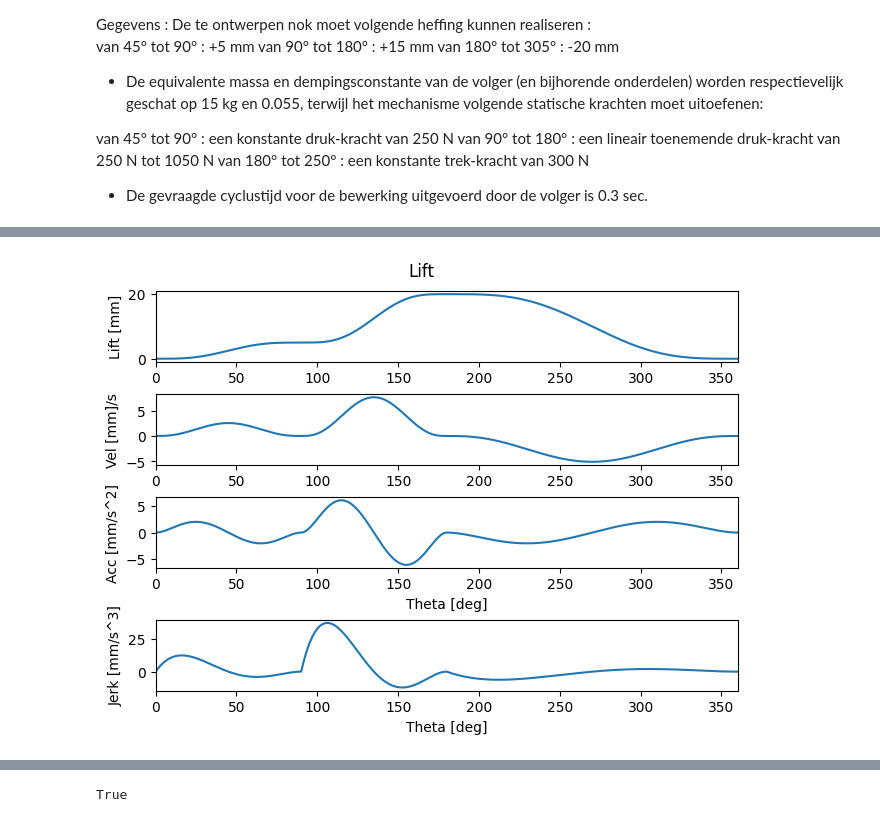
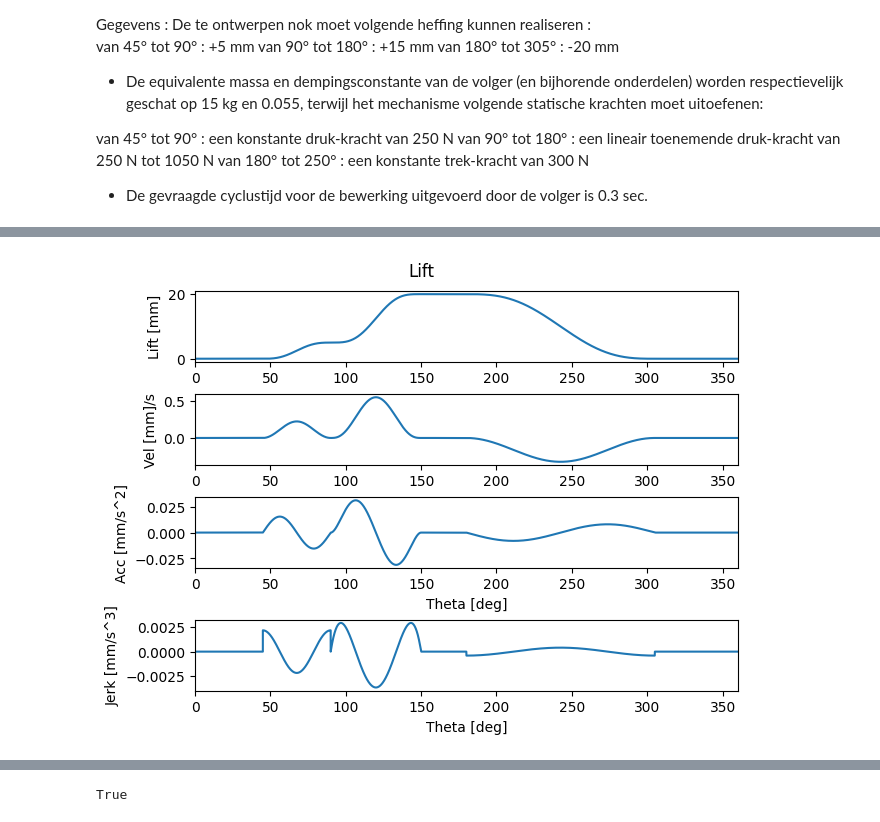
Before and after one commit to Vermizzi/Project_Bewegingen_TriVik, a Jupyter notebook: Tristan_Notebook.ipynb, the cells around one changed output, grey strips where cells are left out. Cells and saved outputs as stored; diff of their text form; code cells hidden in the pictures.

```diff
--- a/Tristan_Notebook.ipynb
+++ b/Tristan_Notebook.ipynb
@@ -575,12 +654,12 @@ def addMotionSegment(startangle,endangle,startlift,endlift,motionlaw,dtheta,T):
         lift[start_index+mid:end_index] = L * (-2*x[mid:]**2 + 4*x[mid:] - 1) + L0
 
         # velocity
-        vel_deg[start_index:start_index+mid] = omega * L / beta * 4 * x[:mid]
-        vel_deg[start_index+mid:end_index] = omega * L / beta * (-4*x[mid:] + 4)
+        vel_deg[start_index:start_index+mid] =  L / beta * 4 * x[:mid]
+        vel_deg[start_index+mid:end_index] =  L / beta * (-4*x[mid:] + 4)
 
         # acceleration
-        acc_deg[start_index:start_index+mid] = omega**2 * L / beta**2 * 4
-        acc_deg[start_index+mid:end_index] = omega**2 * L / beta**2 * (-4)
+        acc_deg[start_index:start_index+mid] =  L / beta**2 * 4
+        acc_deg[start_index+mid:end_index] = L / beta**2 * (-4)
 
         jerk_deg[start_index:start_index+mid] = np.zeros_like(x[:mid])
         jerk_deg[start_index+mid:end_index] = np.zeros_like(x[mid:])
@@ -588,15 +667,15 @@ def addMotionSegment(startangle,endangle,startlift,endlift,motionlaw,dtheta,T):
     elif motionlaw == 3:  # 3rd order polynomial (minimal rms acceleration)
         L = L1 - L0
         lift[start_index:end_index] =  L * (3 * x**2 - 2 * x**3) + L0
-        vel_deg[start_index:end_index] = omega * L / beta * (6 * x - 6 * x**2)
-        acc_deg[start_index:end_index] = omega**2 * L / beta**2 * (6 - 12 * x)
-        jerk_deg[start_index:end_index] = omega**3 * L / beta**3 * (-12)
+        vel_deg[start_index:end_index] = L / beta * (6 * x - 6 * x**2)
+        acc_deg[start_index:end_index] =  L / beta**2 * (6 - 12 * x)
+        jerk_deg[start_index:end_index] = L / beta**3 * (-12)
 
     elif motionlaw == 4:  # harmonische
         L = L1 - L0
         lift[start_index:end_index] = L * (1 - np.cos(np.pi * x)) / 2 + L0
-        vel_deg[start_index:end_index] = omega * L / beta * np.sin(np.pi * x) * np.pi / 2
-        acc_deg[start_index:end_index] = omega**2 * L / beta**2 * np.cos(np.pi * x) * np.pi**2 / 2
+        vel_deg[start_index:end_index] =  L / beta * np.sin(np.pi * x) * np.pi / 2
+        acc_deg[start_index:end_index] =  L / beta**2 * np.cos(np.pi * x) * np.pi**2 / 2
         jerk_deg[start_index:end_index] = np.zeros_like(x)
 
     elif motionlaw == 5:  # minimale ruk
@@ -604,30 +683,30 @@ def addMotionSegment(startangle,endangle,startlift,endlift,motionlaw,dtheta,T):
         lift[start_index: 0.25*len(x)] = L * 16*x**3 / 3 + L0
         lift[0.25*len(x): 0.75*len(x)] = L * -16*x**3 / 3 + 8*x**2 - 2*x + 1/6 + L0
         lift[0.75*len(x): end_index] = L * 16*x**3 / 3 - 16*x**2 + 16*x/3 - 13/3 + L0
-        vel_deg[start_index: 0.25*len(x)] = omega * L / beta * 16*x**2
-        vel_deg[0.25*len(x): 0.75*len(x)] = omega * L / beta * (-16*x**2  + 16*x - 2)
-        vel_deg[0.75*len(x): end_index] = omega * L / beta * (16*x**2 - 32*x + 16)
-        acc_deg[start_index: 0.25*len(x)] = omega**2 * L / beta**2 * 32*x
-        acc_deg[0.25*len(x): 0.75*len(x)] = omega**2 * L / beta**2 * (-32*x + 16)
-        acc_deg[0.75*len(x): end_index] = omega**2 * L / beta**2 * (32*x - 32)
-        jerk_deg[start_index: 0.25*len(x)] = omega**3 * L / beta**3 * 32
-        jerk_deg[0.25*len(x): 0.75*len(x)] = omega**3 * L / beta**3 * (-32)
-        jerk_deg[0.75*len(x): end_index] = omega**3 * L / beta**3 * 32
+        vel_deg[start_index: 0.25*len(x)] =  L / beta * 16*x**2
+        vel_deg[0.25*len(x): 0.75*len(x)] =  L / beta * (-16*x**2  + 16*x - 2)
+        vel_deg[0.75*len(x): end_index] =  L / beta * (16*x**2 - 32*x + 16)
+        acc_deg[start_index: 0.25*len(x)] =  L / beta**2 * 32*x
+        acc_deg[0.25*len(x): 0.75*len(x)] =  L / beta**2 * (-32*x + 16)
+        acc_deg[0.75*len(x): end_index] =  L / beta**2 * (32*x - 32)
+        jerk_deg[start_index: 0.25*len(x)] =  L / beta**3 * 32
+        jerk_deg[0.25*len(x): 0.75*len(x)] =  L / beta**3 * (-32)
+        jerk_deg[0.75*len(x): end_index] =  L / beta**3 * 32
 
 
     elif motionlaw == 6:  # volle cycloide
         L = L1 - L0
         lift[start_index:end_index] = L * (x - np.sin(2 * np.pi * x) / (2 * np.pi)) + L0
-        vel_deg[start_index:end_index] = omega * L / beta * (1 - np.cos(2 * np.pi * x))
-        acc_deg[start_index:end_index] = omega**2 * 2 * np.pi * L / beta**2 * np.sin(2 * np.pi * x)
-        jerk_deg[start_index:end_index] = omega**3 * 4 * np.pi**2 * L / beta**3 * np.cos(2 * np.pi * x)
+        vel_deg[start_index:end_index] =  L / beta * (1 - np.cos(2 * np.pi * x))
+        acc_deg[start_index:end_index] =  2 * np.pi * L / beta**2 * np.sin(2 * np.pi * x)
+        jerk_deg[start_index:end_index] =  4 * np.pi**2 * L / beta**3 * np.cos(2 * np.pi * x)
 
     elif motionlaw == 7:  # 5th degree poly
         L = L1 - L0
         lift[start_index:end_index] = L0 + L * (6 * x**5 - 15 * x**4 + 10 * x**3)
-        vel_deg[start_index:end_index] = omega * L / beta * (30 * x**4 - 60 * x**3 + 30 * x**2)
-        acc_deg[start_index:end_index] = omega**2 * L / beta**2 * (120 * x**3 - 180 * x**2 + 60 * x)
-        jerk_deg[start_index:end_index] = omega**3 * L / beta**3 * (360 * x**2 - 360 * x + 60)
+        vel_deg[start_index:end_index] = L / beta * (30 * x**4 - 60 * x**3 + 30 * x**2)
+        acc_deg[start_index:end_index] = L / beta**2 * (120 * x**3 - 180 * x**2 + 60 * x)
+        jerk_deg[start_index:end_index] =  L / beta**3 * (360 * x**2 - 360 * x + 60)
 
     elif motionlaw == 8:  # minimale afgeleide van de ruk
         L = L1 - L0
@@ -637,21 +716,21 @@ def addMotionSegment(startangle,endangle,startlift,endlift,motionlaw,dtheta,T):
         lift[0.5*len(x): (1-i)*len(x)] = L * (1 + 16*(1 - x)**4 - 128*i*(1 - x)**3
                                               + 192*i**2*(1 - x)**2 - 128*(1-x)*i**3 + 32*i**4) + L0
         lift[(1-i)*len(x): end_index] = L * (1 - 16*(1-x)**4) + L0
-        vel_deg[start_index:i*len(x)] = omega * L / beta * 64*x**3
-        vel_deg[i*len(x): 0.5*len(x)] = omega * L / beta * (-64*x**3 + 384*i*x**2 - 384*i**2*x + 128*i**3)
-        vel_deg[0.5*len(x): (1-i)*len(x)] = omega * L / beta * (-64*(1-x)**3 + 384*i*(1-x)**2 - 384*i**2*(1-x) + 128*i**3)
-        vel_deg[(1-i)*len(x): end_index] = omega * L / beta * 64*(1-x)**3
-        acc_deg[start_index:i*len(x)] = omega**2 * L / beta**2 * 192*x**2
-        acc_deg[i*len(x): 0.5*len(x)] = omega**2 * L / beta**2 * (-192*x**2 + 768*i*x - 384*i**2)
-        acc_deg[0.5*len(x): (1-i)*len(x)] = omega**2 * L / beta**2 * (192*(1-x)**2 - 768*i*(1-x) + 384*i**2)
-        acc_deg[(1-i)*len(x): end_index] = omega**2 * L / beta**2 * (-192*(1-x)**2)
+        vel_deg[start_index:i*len(x)] = L / beta * 64*x**3
+        vel_deg[i*len(x): 0.5*len(x)] =  L / beta * (-64*x**3 + 384*i*x**2 - 384*i**2*x + 128*i**3)
+        vel_deg[0.5*len(x): (1-i)*len(x)] =  L / beta * (-64*(1-x)**3 + 384*i*(1-x)**2 - 384*i**2*(1-x) + 128*i**3)
+        vel_deg[(1-i)*len(x): end_index] = L / beta * 64*(1-x)**3
+        acc_deg[start_index:i*len(x)] =  L / beta**2 * 192*x**2
+        acc_deg[i*len(x): 0.5*len(x)] = L / beta**2 * (-192*x**2 + 768*i*x - 384*i**2)
+        acc_deg[0.5*len(x): (1-i)*len(x)] =  L / beta**2 * (192*(1-x)**2 - 768*i*(1-x) + 384*i**2)
+        acc_deg[(1-i)*len(x): end_index] =  L / beta**2 * (-192*(1-x)**2)
 
     elif motionlaw == 9:  # 7th degree poly
         L = L1 - L0
         lift[start_index:end_index] = L0 + L * (-20 * x**7 + 70 * x**6 - 84 * x**5 + 35 * x**4)
-        vel_deg[start_index:end_index] = omega * L / beta * (-140 * x**6 + 420 * x**5 - 420 * x**4 + 140 * x**3)
-        acc_deg[start_index:end_index] = omega**2 * L / beta**2 * (-840 * x**5 + 2100 * x**4 - 1680 * x**3 + 420 * x**2)
-        jerk_deg[start_index:end_index] = omega**3 * L / beta**3 * (-5040 * x**4 + 12600 * x**3 - 10080 * x**2 + 2520 * x)
+        vel_deg[start_index:end_index] =L / beta * (-140 * x**6 + 420 * x**5 - 420 * x**4 + 140 * x**3)
+        acc_deg[start_index:end_index] = L / beta**2 * (-840 * x**5 + 2100 * x**4 - 1680 * x**3 + 420 * x**2)
+        jerk_deg[start_index:end_index] = L / beta**3 * (-4200 * x**4 + 8400 * x**3 - 5040 * x**2 + 840 * x)
 
     vel = vel_deg*180/np.pi
     acc = acc_deg*(180/np.pi)**2
@@ -666,33 +745,35 @@ def plotMotionLaw(t,lift,vel,acc,jerk):
     ax1[0].plot(t, lift)
     ax1[0].set_ylabel("Lift [mm]")
     ax1[0].set_xlim([0,360])
 
     ax1[1].plot(t, vel)
     ax1[1].set_ylabel("Vel [mm]/s")
     ax1[1].set_xlim([0,360])
 
     ax1[2].plot(t, acc)
     ax1[2].set_ylabel("Acc [mm/s^2]")
     ax1[2].set_xlabel('Theta [deg]')
     ax1[2].set_xlim([0,360])
 
     ax1[3].plot(t, jerk)
     ax1[3].set_ylabel("Jerk [mm/s^3]")
     ax1[3].set_xlabel('Theta [deg]')
     ax1[3].set_xlim([0,360])
 
 
 # Add all four segments to the motion law:
 lift, vel_deg, acc_deg, vel, acc, jerk = addMotionSegment(startangle1,endangle1,startlift1,endlift1,motionlaw1,dtheta,T)
 lift, vel_deg, acc_deg, vel, acc, jerk = addMotionSegment(startangle2,endangle2,startlift2,endlift2,motionlaw2,dtheta,T)
 lift, vel_deg, acc_deg, vel, acc, jerk = addMotionSegment(startangle3,endangle3,startlift3,endlift3,motionlaw3,dtheta,T)
-#lift, vel_deg, acc_deg, vel, acc, jerk = addMotionSegment(startangle4,endangle4,startlift4,endlift4,motionlaw4,dtheta,T)
-#lift, vel_deg, acc_deg, vel, acc, jerk = addMotionSegment(startangle5,endangle5,startlift5,endlift5,motionlaw5,dtheta,T)
+lift, vel_deg, acc_deg, vel, acc, jerk = addMotionSegment(startangle4,endangle4,startlift4,endlift4,motionlaw4,dtheta,T)
+lift, vel_deg, acc_deg, vel, acc, jerk = addMotionSegment(startangle5,endangle5,startlift5,endlift5,motionlaw5,dtheta,T)
+lift, vel_deg, acc_deg, vel, acc, jerk = addMotionSegment(startangle6,endangle6,startlift6,endlift6,motionlaw6,dtheta,T)
+
 
 
 # Plot the motion law
 plotMotionLaw(theta_deg,lift,vel_deg,acc_deg, jerk_deg)
 
 plt.show()
 # %% [output]
-[figure, old version]
+[figure, new version]
```
Also changed, not shown: parts of 28 cells of this notebook.
